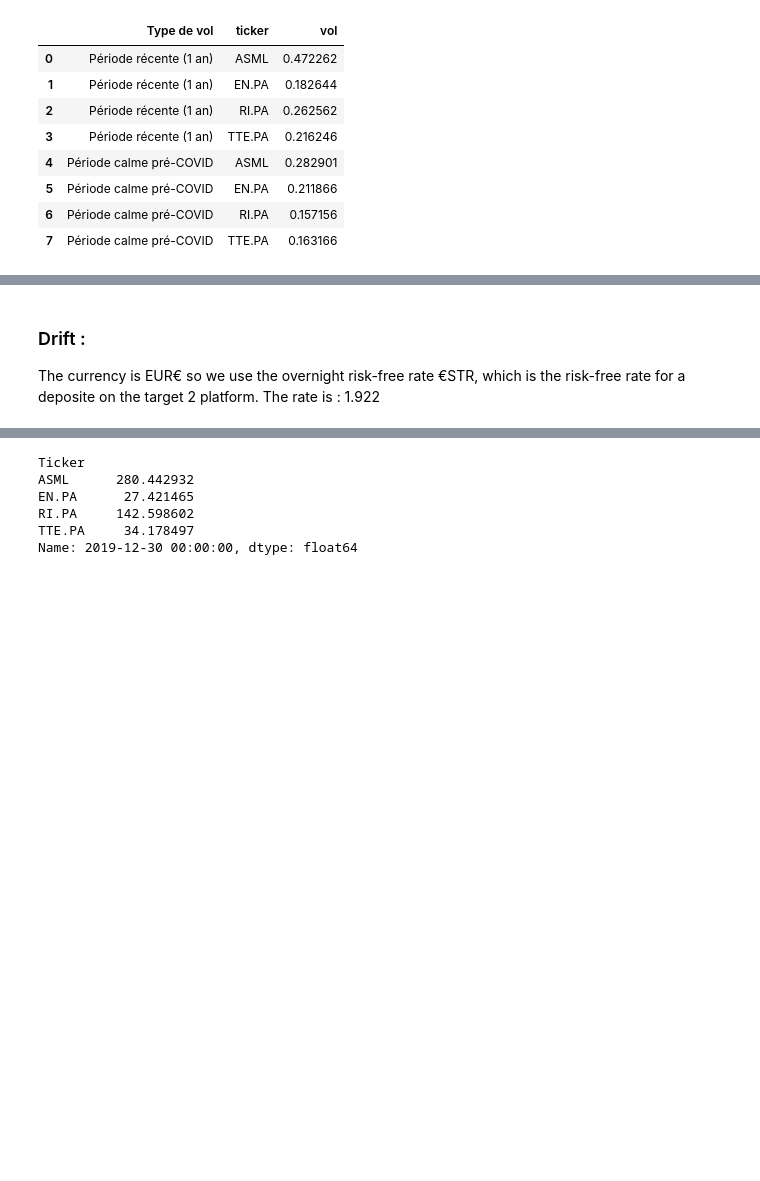
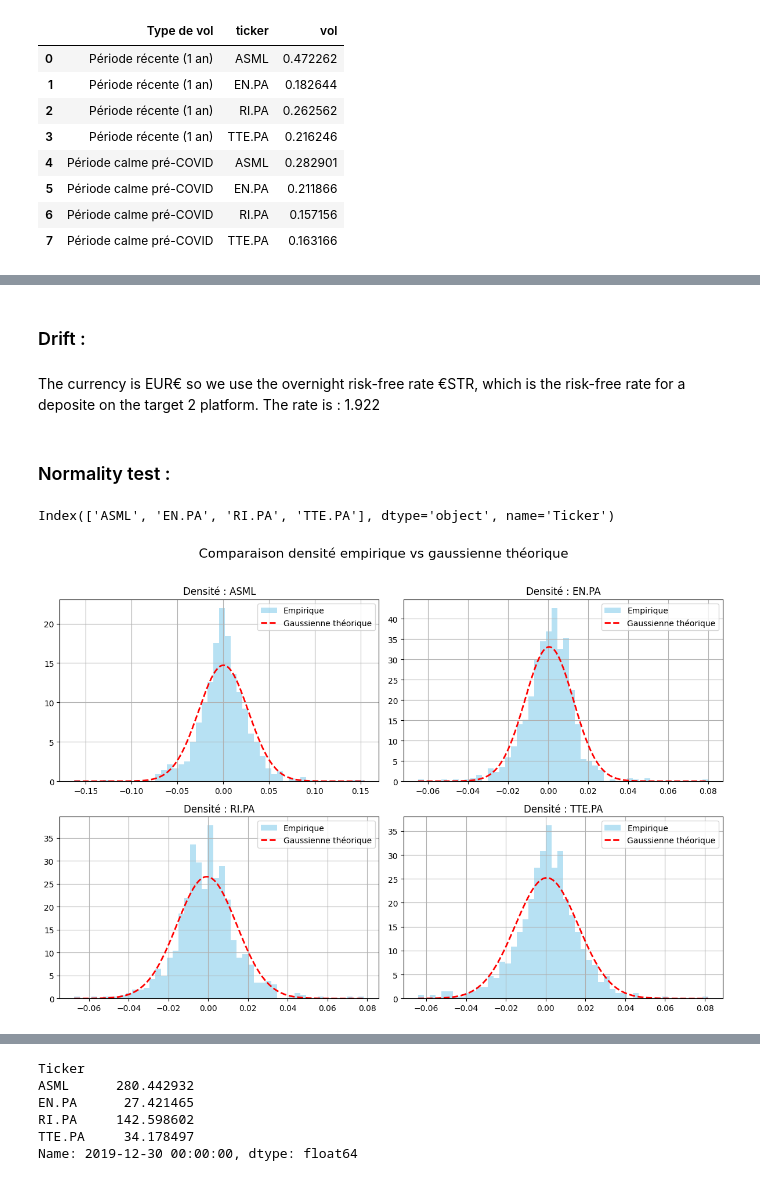
Before and after one commit to Pocame/Financial-Engineering-KEIO, a Jupyter notebook: code.ipynb, the cells around one changed output, grey strips where cells are left out. Drawn from its saved outputs; the diff is of its cells as text; code cells hidden in the pictures; blank space fills up the shorter version.

```diff
--- a/code.ipynb
+++ b/code.ipynb
@@ -367,6 +370,45 @@ No need to calculate it, we have a multiasset financial product so we can't use
 # %% [markdown]
 ### Drift :
-
-The currency is EUR€ so we use the overnight risk-free rate €STR, which is the risk-free rate for a deposite on the target 2 platform. The rate is : 1.922
+# %% [markdown]
+The currency is EUR€ so we use the overnight risk-free rate €STR, which is the risk-free rate for a deposite on the target 2 platform. The rate is : 1.922
 # %%
 mu = 0.01922
+# %% [markdown]
+### Normality test :
+# %%
+returns.columns
+# %% [output]
+Index(['ASML', 'EN.PA', 'RI.PA', 'TTE.PA'], dtype='object', name='Ticker')
+# %%
+# Affiche les courbes pour tous les actifs
+n = len(returns.columns)
+n_cols = 2
+n_rows = int(np.ceil(n / n_cols))
+
+fig, axes = plt.subplots(n_rows, n_cols, figsize=(12, 4 * n_rows))
+axes = axes.flatten()
+
+for i, col in enumerate(returns.columns):
+    r = returns[col].dropna()
+    mu, sigma = r.mean(), r.std()
+
+    # Histogramme des rendements
+    axes[i].hist(r, bins=50, density=True, alpha=0.6, color='skyblue', label="Empirique")
+
+    # Courbe gaussienne théorique
+    x = np.linspace(r.min(), r.max(), 500)
+    axes[i].plot(x, norm.pdf(x, mu, sigma), 'r--', lw=2, label="Gaussienne théorique")
+
+    axes[i].set_title(f"Densité : {col}")
+    axes[i].legend()
+    axes[i].grid(True)
+
+# Supprimer les axes vides s'il y en a
+for j in range(i + 1, len(axes)):
+    fig.delaxes(axes[j])
+
+plt.suptitle("Comparaison densité empirique vs gaussienne théorique", fontsize=16, y=1.02)
+plt.tight_layout()
+plt.show()
+# %% [output]
+[figure, added]
```
Also changed, not shown: parts of 17 cells of this notebook.
